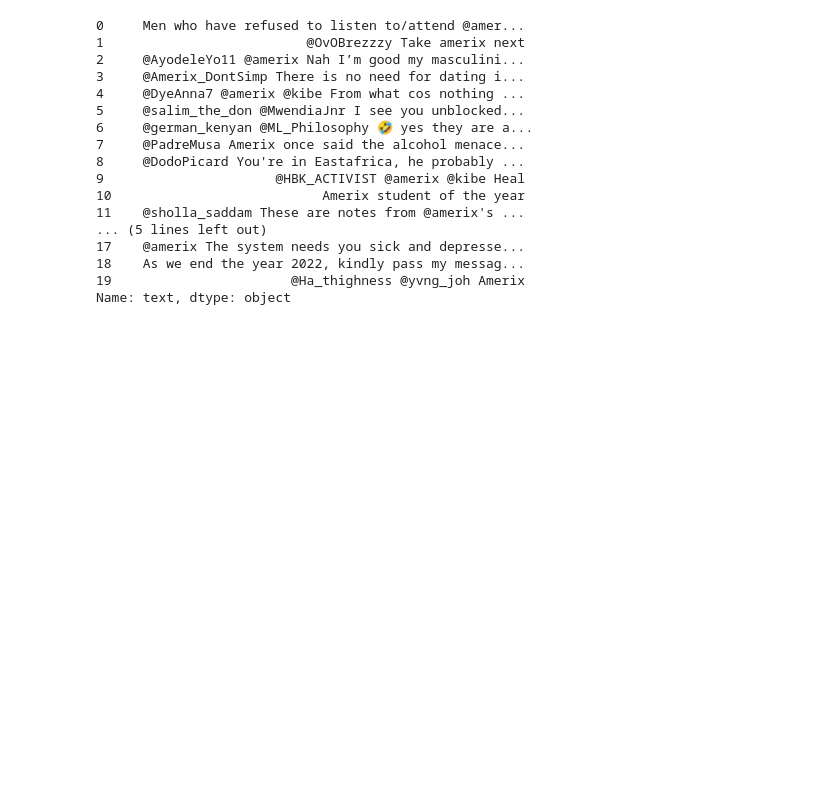
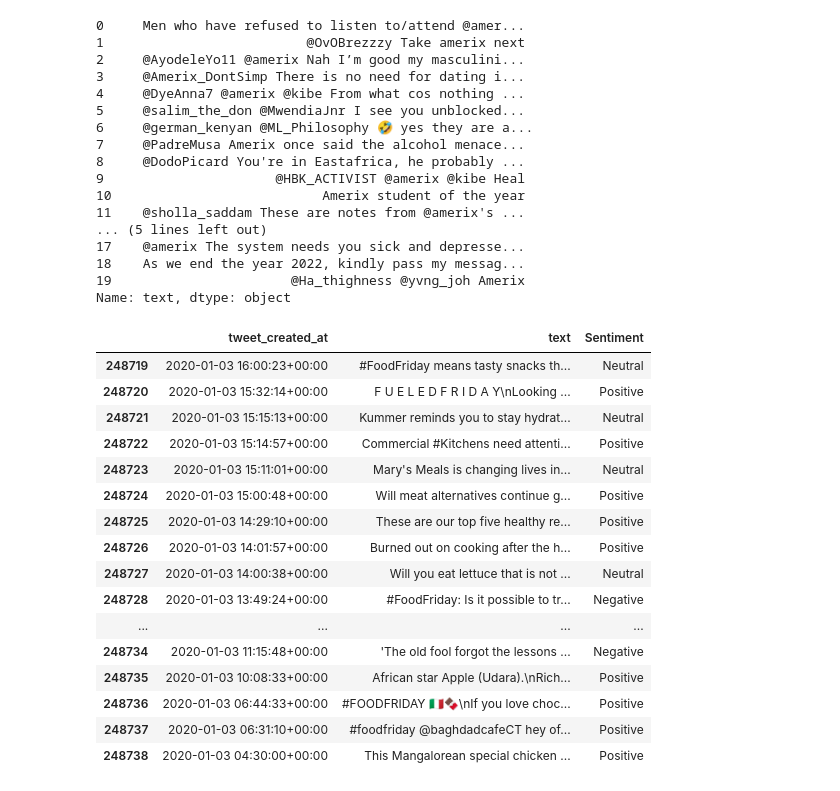
Before and after one commit to wessware/sentiment_analysis_on_masculinity_saturday, a Jupyter notebook: emoji-tokenization-dataprocessing.ipynb, the cells around one changed output. Saved outputs shown, nothing was run; the diff lists cells and outputs as text; code cells hidden in the pictures; blank space fills up the shorter version.

```diff
--- a/emoji-tokenization-dataprocessing.ipynb
+++ b/emoji-tokenization-dataprocessing.ipynb
@@ -65,3 +69,23 @@ df['text'].head(20)
 18    As we end the year 2022, kindly pass my messag...
 19                       @Ha_thighness @yvng_joh Amerix
 Name: text, dtype: object
+# %%
+df.tail(20)
+# %% [output]
+|  | tweet_created_at | text | Sentiment |
+| 248719 | 2020-01-03 16:00:23+00:00 | #FoodFriday means tasty snacks th... | Neutral |
+| 248720 | 2020-01-03 15:32:14+00:00 | F U E L E D F R I D A Y\nLooking ... | Positive |
+| 248721 | 2020-01-03 15:15:13+00:00 | Kummer reminds you to stay hydrat... | Neutral |
+| 248722 | 2020-01-03 15:14:57+00:00 | Commercial #Kitchens need attenti... | Positive |
+| 248723 | 2020-01-03 15:11:01+00:00 | Mary's Meals is changing lives in... | Neutral |
+| 248724 | 2020-01-03 15:00:48+00:00 | Will meat alternatives continue g... | Positive |
+| 248725 | 2020-01-03 14:29:10+00:00 | These are our top five healthy re... | Positive |
+| 248726 | 2020-01-03 14:01:57+00:00 | Burned out on cooking after the h... | Positive |
+| 248727 | 2020-01-03 14:00:38+00:00 | Will you eat lettuce that is not ... | Neutral |
+| 248728 | 2020-01-03 13:49:24+00:00 | #FoodFriday: Is it possible to tr... | Negative |
+| ... | ... | ... | ... |
+| 248734 | 2020-01-03 11:15:48+00:00 | 'The old fool forgot the lessons ... | Negative |
+| 248735 | 2020-01-03 10:08:33+00:00 | African star Apple (Udara).\nRich... | Positive |
+| 248736 | 2020-01-03 06:44:33+00:00 | #FOODFRIDAY 🇮🇹🍫\nIf you love choc... | Positive |
+| 248737 | 2020-01-03 06:31:10+00:00 | #foodfriday @baghdadcafeCT hey of... | Positive |
+| 248738 | 2020-01-03 04:30:00+00:00 | This Mangalorean special chicken ... | Positive |
```
Also changed, not shown: parts of 4 cells of this notebook.
